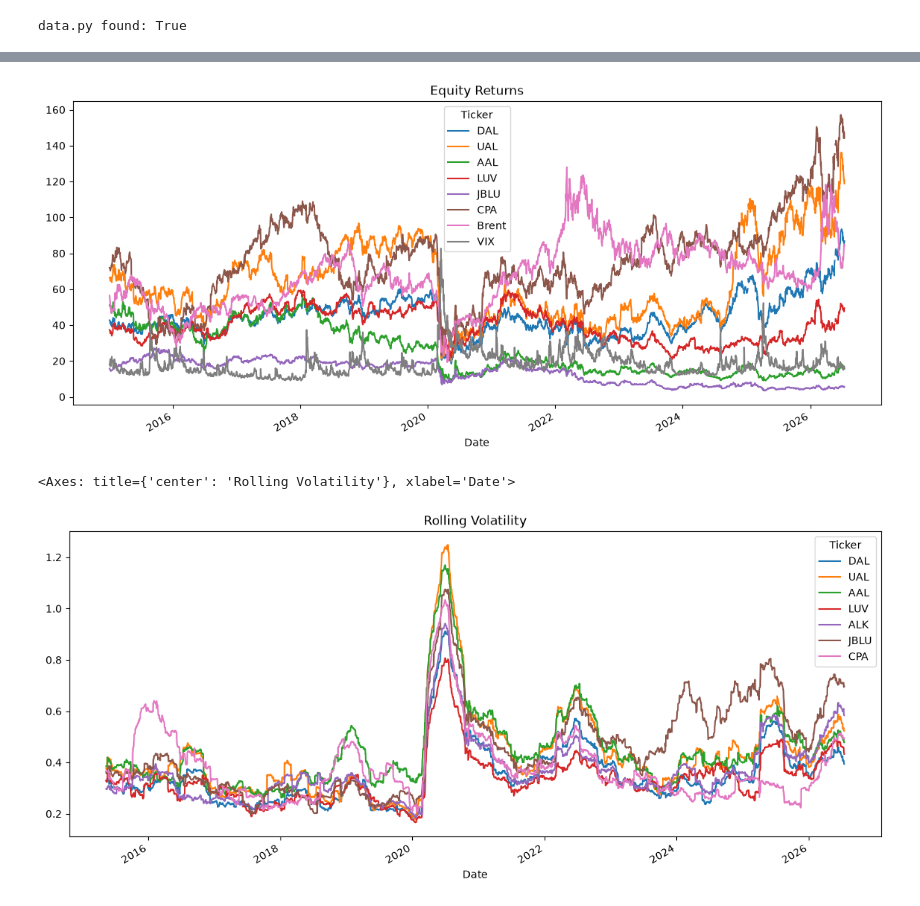
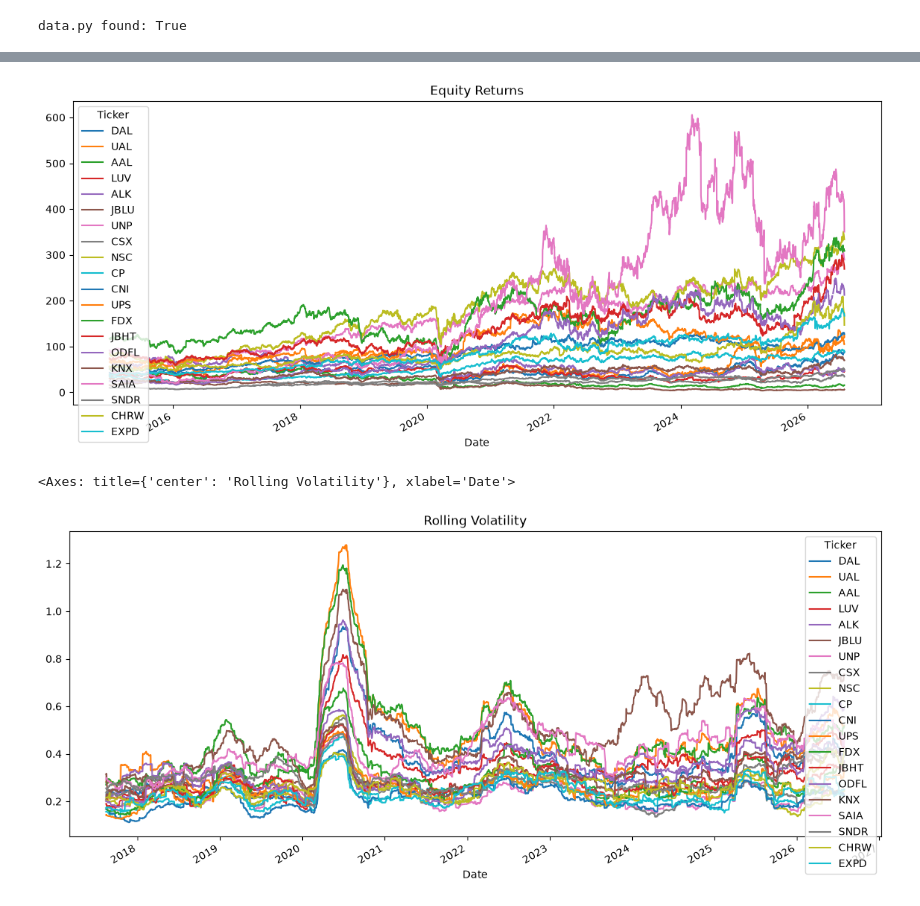
Before and after one commit to japeshwar/US-Transportation-Residual-StatArb, a Jupyter notebook: Notebooks/01_Data.ipynb, the cells around one changed output, grey strips where cells are left out. Saved outputs shown, nothing was run; the diff lists cells and outputs as text; code cells hidden in the pictures.

```diff
--- a/Notebooks/01_Data.ipynb
+++ b/Notebooks/01_Data.ipynb
@@ -36,7 +31,7 @@ print("data.py found:", os.path.exists('../data.py'))
 data.py found: True
 # %%
 # Starting Data
-airline_returns, macro_returns, prices = dt.load_data()
-print(f"Shape: {airline_returns.shape}")
-airline_returns.head()
+stocks_returns, macro_returns, prices = dt.load_data()
+print(f"Shape: {stocks_returns.shape}")
+stocks_returns.head()
 # %% [output]
@@ -85,15 +106,15 @@ plt.show()
 # %%
 # Price Charts
-prices[["DAL","UAL","AAL","LUV","JBLU","CPA","Brent","VIX"]].plot(figsize=(14,6),title="Equity Returns")
+prices[['DAL', 'UAL', 'AAL', 'LUV', 'ALK', 'JBLU', 'UNP', 'CSX', 'NSC', 'CP', 'CNI', 'UPS', 'FDX', 'JBHT', 'ODFL', 'KNX', 'SAIA', 'SNDR', 'CHRW', 'EXPD']].plot(figsize = (14,6),title = "Equity Returns")
 plt.show()
 # %% [output]
-[figure, old version]
+[figure, new version]
 # %%
 # Rolling Volatility
-rolling_vol = airline_returns.rolling(90).std()*np.sqrt(252)
-rolling_vol.plot(figsize=(14,6),title = "Rolling Volatility")
+rolling_vol = stocks_returns.rolling(90).std() * np.sqrt(252)
+rolling_vol.plot(figsize = (14,6), title = "Rolling Volatility")
 # %% [output]
 <Axes: title={'center': 'Rolling Volatility'}, xlabel='Date'>
-[figure, old version]
+[figure, new version]
 # %%
 # Thanks for your time, allow me to take you to the next Exhibit (02_Models.ipynb)!
```
Also changed, not shown: parts of 6 cells of this notebook, 13 other files.
